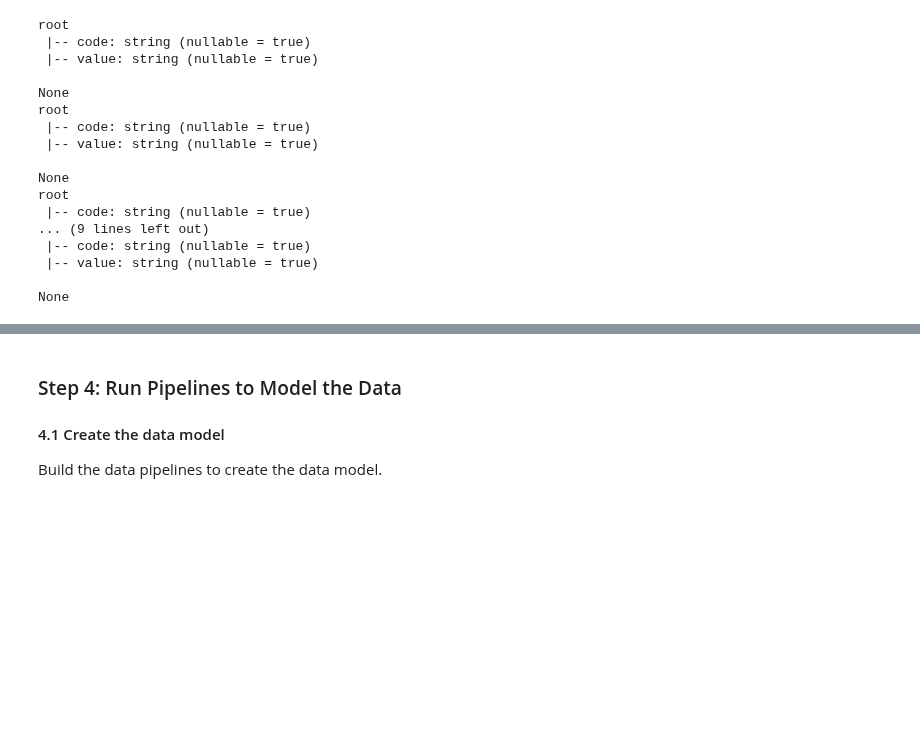
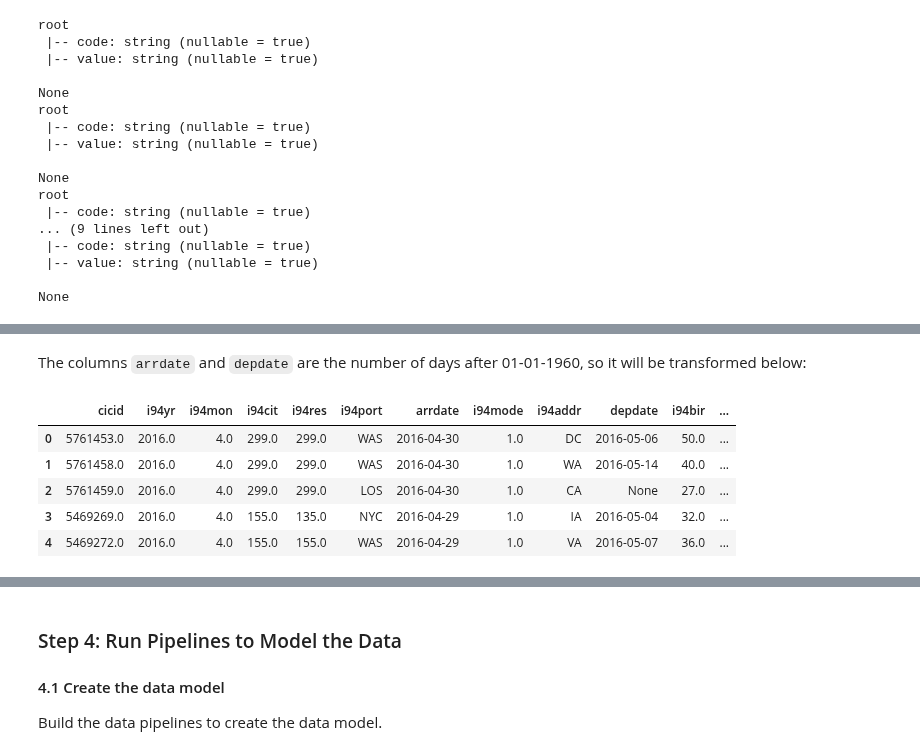
Before and after one commit to RenanNunes/delta-lake-us-immigration-data, a Jupyter notebook: Capstone Project Notebook.ipynb, the cells around one changed output, grey strips where cells are left out. Cells and saved outputs as stored; diff of their text form; code cells hidden in the pictures; blank space fills up the shorter version.

```diff
--- a/Capstone Project Notebook.ipynb
+++ b/Capstone Project Notebook.ipynb
@@ -329,3 +327,19 @@ sas_data_df.join(I94cit_res_df, sas_data_df.i94cit == I94cit_res_df.code, "inner
+# %% [markdown]
+The columns `arrdate` and `depdate` are the number of days after 01-01-1960, so it will be transformed below:
+# %%
+from pyspark.sql import functions as F
+
+i94_immigration = i94_immigration.withColumn('arrdate', F.date_add(F.to_date(F.lit("1960-01-01")), F.col("arrdate").cast("int")))\
+               .withColumn('depdate', F.date_add(F.to_date(F.lit("1960-01-01")), F.col("depdate").cast("int")))
+
+i94_immigration.limit(5).toPandas()
+# %% [output]
+|  | cicid | i94yr | i94mon | i94cit | i94res | i94port | arrdate | i94mode | i94addr | depdate | i94bir | ... |
+| 0 | 5761453.0 | 2016.0 | 4.0 | 299.0 | 299.0 | WAS | 2016-04-30 | 1.0 | DC | 2016-05-06 | 50.0 | ... |
+| 1 | 5761458.0 | 2016.0 | 4.0 | 299.0 | 299.0 | WAS | 2016-04-30 | 1.0 | WA | 2016-05-14 | 40.0 | ... |
+| 2 | 5761459.0 | 2016.0 | 4.0 | 299.0 | 299.0 | LOS | 2016-04-30 | 1.0 | CA | None | 27.0 | ... |
+| 3 | 5469269.0 | 2016.0 | 4.0 | 155.0 | 135.0 | NYC | 2016-04-29 | 1.0 | IA | 2016-05-04 | 32.0 | ... |
+| 4 | 5469272.0 | 2016.0 | 4.0 | 155.0 | 155.0 | WAS | 2016-04-29 | 1.0 | VA | 2016-05-07 | 36.0 | ... |
 # %% [markdown]
 ### Step 3: Define the Data Model
 #### 3.1 Conceptual Data Model
```
Also changed, not shown: parts of 25 cells of this notebook.
